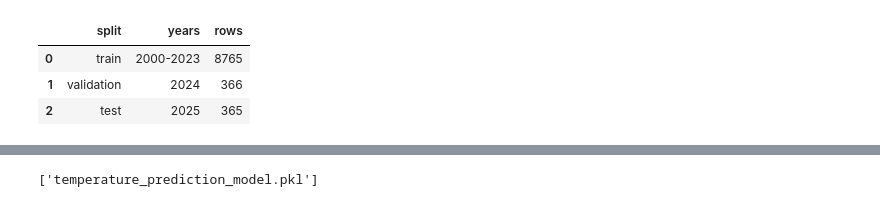
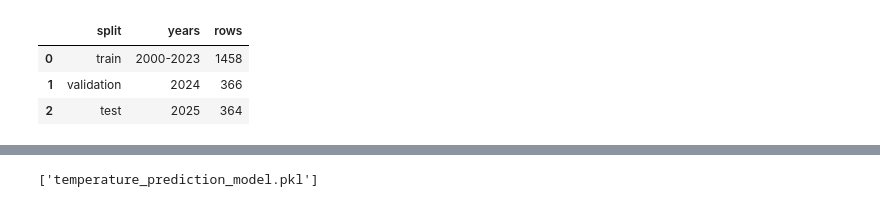
Before and after one commit to NamTe/MLE501_MSA36HN, a Jupyter notebook: temperature_prediction.ipynb, the cells around one changed output, grey strips where cells are left out. Drawn from its saved outputs; the diff is of its cells as text; code cells hidden in the pictures.

```diff
--- a/temperature_prediction.ipynb
+++ b/temperature_prediction.ipynb
@@ -3,8 +3,7 @@ import pandas as pd
 import numpy as np
 
 
-df = pd.read_csv("./data/open-meteo-20.98N105.79E12m.csv", skiprows=3)
+df = pd.read_csv("./data/open-meteo-21.05N105.81E18m.csv", skiprows=3)
 
-df = df.drop(columns=['pressure_msl_spread (hPa)'])
 df
 # %% [output]
@@ -48,6 +47,15 @@ def clean_up_data(real_data):
     clean_data["temp_max_24h"] = clean_data["temperature_2m (°C)"].rolling(window=24, min_periods=24).max()
     clean_data["temp_min_24h"] = clean_data["temperature_2m (°C)"].rolling(window=24, min_periods=24).min()
     clean_data["temp_mean_24h"] = clean_data["temperature_2m (°C)"].rolling(window=24, min_periods=24).mean()
+
+    clean_data["temp_max_48h"] = clean_data["temperature_2m (°C)"].rolling(window=48, min_periods=48).max()
+    clean_data["temp_min_48h"] = clean_data["temperature_2m (°C)"].rolling(window=48, min_periods=48).min()
+    clean_data["temp_mean_48h"] = clean_data["temperature_2m (°C)"].rolling(window=48, min_periods=48).mean()
+
+    clean_data["temp_max_12h"] = clean_data["temperature_2m (°C)"].rolling(window=12, min_periods=12).max()
+    clean_data["temp_min_12h"] = clean_data["temperature_2m (°C)"].rolling(window=12, min_periods=12).min()
+    clean_data["temp_mean_12h"] = clean_data["temperature_2m (°C)"].rolling(window=12, min_periods=12).mean()
+
     clean_data["total_rain_24h"] = clean_data["rain (mm)"].rolling(window=24, min_periods=24).sum()
     clean_data["humidity_mean_24h"] = clean_data["relative_humidity_2m (%)"].rolling(window=24, min_periods=24).mean()
 
@@ -55,6 +63,9 @@ def clean_up_data(real_data):
     clean_data["temp_lag_24h"] = clean_data["temperature_2m (°C)"].shift(24)
     clean_data["pressure_lag_24h"] = clean_data["pressure_msl (hPa)"].shift(24)
 
+    clean_data["temp_lag_48h"] = clean_data["temperature_2m (°C)"].shift(48)
+    clean_data["temp_lag_12h"] = clean_data["temperature_2m (°C)"].shift(12)
+    clean_data["temp_lag_72h"] = clean_data["temperature_2m (°C)"].shift(72)
 
 
     # 5. TARGET: Predict temperature 24 hours ahead
@@ -76,7 +87,7 @@ def split_train_validation_test(real_data, features):
 
     date = pd.to_datetime(clean_df["time"])
 
-    train_mask = date.dt.year.between(2000, 2023)
+    train_mask = date.dt.year.between(2020, 2023)
     val_mask = date.dt.year == 2024
     test_mask = date.dt.year == 2025
 
@@ -101,29 +112,38 @@ def split_train_validation_test(real_data, features):
 # %%
 features = [
     "temperature_2m (°C)",
     "relative_humidity_2m (%)",
     "cloud_cover (%)",
     "wind_speed_10m (km/h)",
     "pressure_msl (hPa)",
     "rain (mm)",
     "dayofyear",
     "month",
     "season",
     "temp_lag_24h",
     "pressure_lag_24h",
     "wind_dir_sin",
     "wind_dir_cos",
     "temp_max_24h",
     "temp_mean_24h",
     "temp_min_24h",
     "total_rain_24h",
     "humidity_mean_24h",
-    "shortwave_radiation (W/m²)"
+    "shortwave_radiation (W/m²)",
+    "temp_max_48h",
+    "temp_min_48h",
+    "temp_mean_48h",
+    "temp_max_12h",
+    "temp_min_12h",
+    "temp_mean_12h",
+    "temp_lag_48h",
+    "temp_lag_12h",
+    "temp_lag_72h"
 ]
 
 X_train, y_train, X_val, y_val, X_test, y_test = split_train_validation_test(df, features)
 # %% [output]
 |  | split | years | rows |
-| 0 | train | 2000-2023 | 8765 |
+| 0 | train | 2000-2023 | 1458 |
 | 1 | validation | 2024 | 366 |
-| 2 | test | 2025 | 365 |
+| 2 | test | 2025 | 364 |
```
Also changed, not shown: parts of 8 cells of this notebook, 19 other files.
